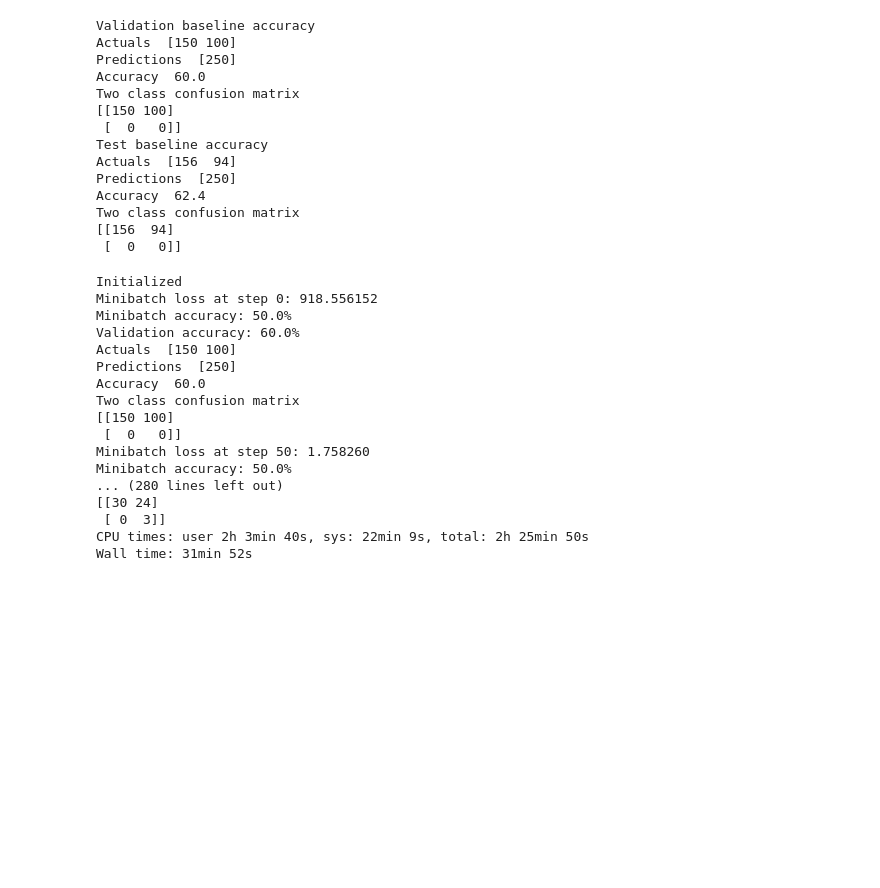
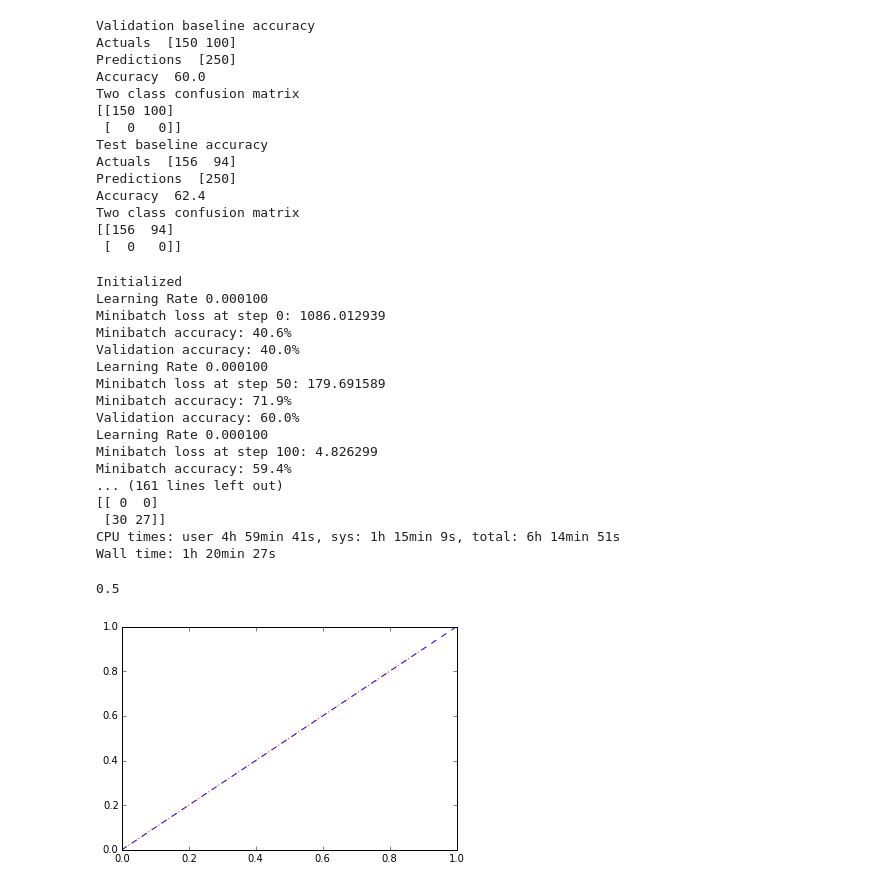
Before and after one commit to sombandy/deep_learning, a Jupyter notebook: badge_detection/basic_cnn.ipynb, the cells around one changed output. Cells and saved outputs as stored; diff of their text form; code cells hidden in the pictures; blank space fills up the shorter version.

Commit message:
Learning rate decay and some plots

```diff
--- a/badge_detection/basic_cnn.ipynb
+++ b/badge_detection/basic_cnn.ipynb
@@ -166,7 +167,13 @@ with graph.as_default():
     tf.nn.softmax_cross_entropy_with_logits(logits, tf_train_labels))
 
   # Optimizer.
-  optimizer = tf.train.GradientDescentOptimizer(0.00005).minimize(loss)
+  # optimizer = tf.train.GradientDescentOptimizer(0.00005).minimize(loss)
+
+  global_step = tf.Variable(0)
+  learning_rate = tf.train.exponential_decay(
+         0.0001, global_step, 500, 0.96, staircase=True)
+  optimizer = tf.train.GradientDescentOptimizer(learning_rate).minimize(
+        loss, global_step=global_step)
 
   # Predictions for the training, validation, and test data.
   train_prediction = tf.nn.softmax(logits)
@@ -175,7 +182,10 @@ with graph.as_default():
   custom_test_prediction = tf.nn.softmax(model(tf_custom_test_dataset))
 # %%
 %%time
-num_steps = 1501
+num_steps = 2001
+
+minibatch_loss = np.nan * np.ones(num_steps)
+validation_loss = np.nan * np.ones(num_steps)
 
 with tf.Session(graph=graph) as session:
   tf.initialize_all_variables().run()
@@ -188,13 +198,17 @@ with tf.Session(graph=graph) as session:
     _, l, predictions = session.run(
       [optimizer, loss, train_prediction], feed_dict=feed_dict)
 
+    minibatch_loss[step] = l
+    validation_loss[step] = l
+
     if (step % 50 == 0):
+      print ('Learning Rate %f' % learning_rate.eval())
+
       print('Minibatch loss at step %d: %f' % (step, l))
       print('Minibatch accuracy: %.1f%%' % accuracy(predictions, batch_labels))
 
       valid_preds = valid_prediction.eval()
       print('Validation accuracy: %.1f%%' % accuracy(valid_preds, valid_labels))
-      confusion_matrix(valid_preds, valid_labels)
 
   test_preds = test_prediction.eval()
   print('Test accuracy: %.1f%%' % accuracy(test_preds, test_labels))
@@ -205,19 +219,31 @@ with tf.Session(graph=graph) as session:
   confusion_matrix(custom_test_preds, custom_test_labels)
 # %% [output]
 Initialized
-Minibatch loss at step 0: 918.556152
-Minibatch accuracy: 50.0%
+Learning Rate 0.000100
+Minibatch loss at step 0: 1086.012939
+Minibatch accuracy: 40.6%
+Validation accuracy: 40.0%
+Learning Rate 0.000100
+Minibatch loss at step 50: 179.691589
+Minibatch accuracy: 71.9%
 Validation accuracy: 60.0%
-Actuals  [150 100]
-Predictions  [250]
-Accuracy  60.0
-Two class confusion matrix
-[[150 100]
- [  0   0]]
-Minibatch loss at step 50: 1.758260
-Minibatch accuracy: 50.0%
-... (280 lines left out)
-[[30 24]
- [ 0  3]]
-CPU times: user 2h 3min 40s, sys: 22min 9s, total: 2h 25min 50s
-Wall time: 31min 52s
+Learning Rate 0.000100
+Minibatch loss at step 100: 4.826299
+Minibatch accuracy: 59.4%
+... (161 lines left out)
+[[ 0  0]
+ [30 27]]
+CPU times: user 4h 59min 41s, sys: 1h 15min 9s, total: 6h 14min 51s
+Wall time: 1h 20min 27s
+# %%
+%matplotlib inline
+
+y = custom_test_labels[:,0]
+pred = custom_test_preds[:, 0]
+fpr, tpr, thresholds = metrics.roc_curve(y, pred, pos_label=1)
+
+plt.plot(fpr, tpr, 'b--', np.arange(0, 1, 0.1), np.arange(0, 1, 0.1), 'r:')
+print metrics.auc(fpr, tpr)
+# %% [output]
+0.5
+[figure, added]
```
Also changed, not shown: parts of 5 cells of this notebook.
